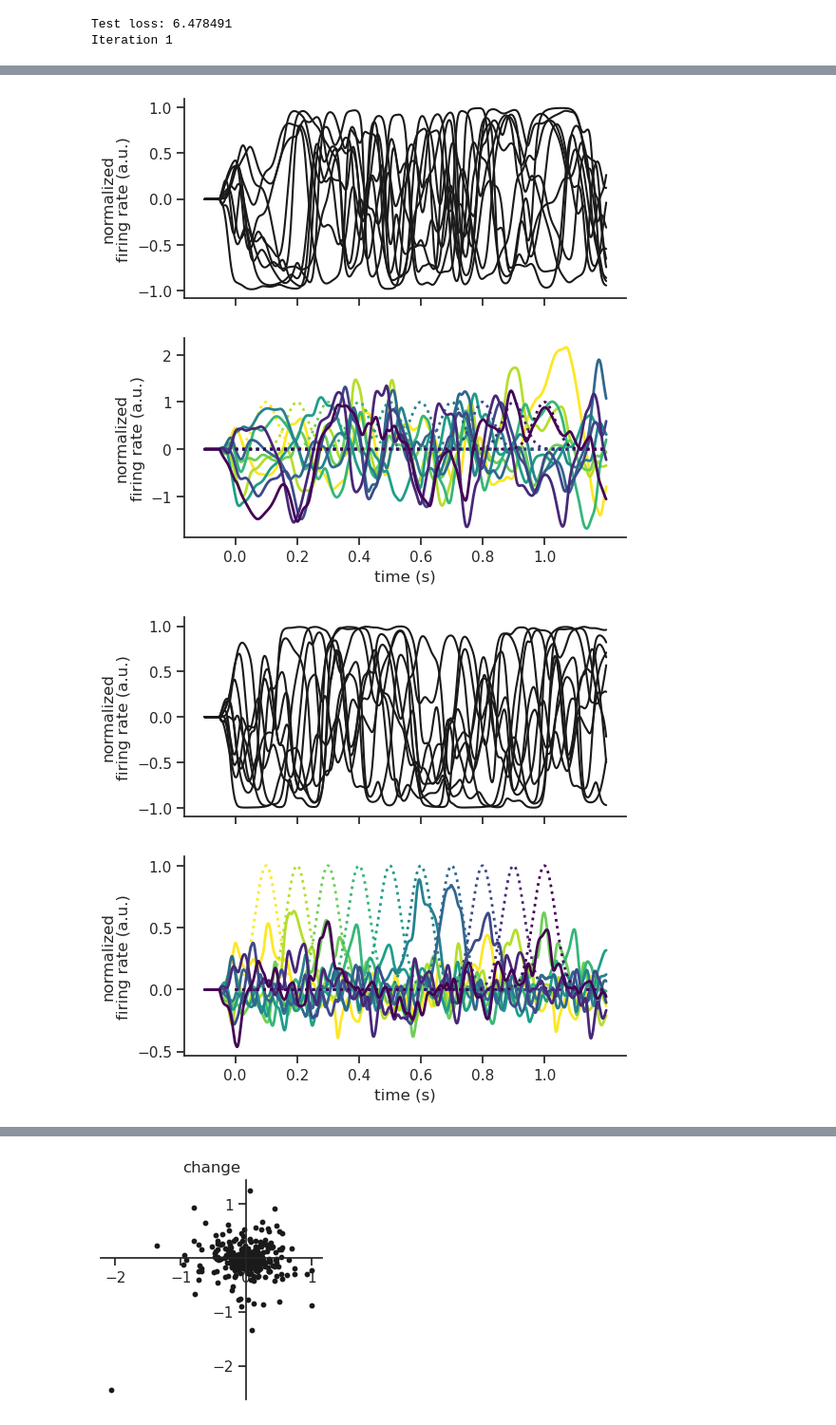
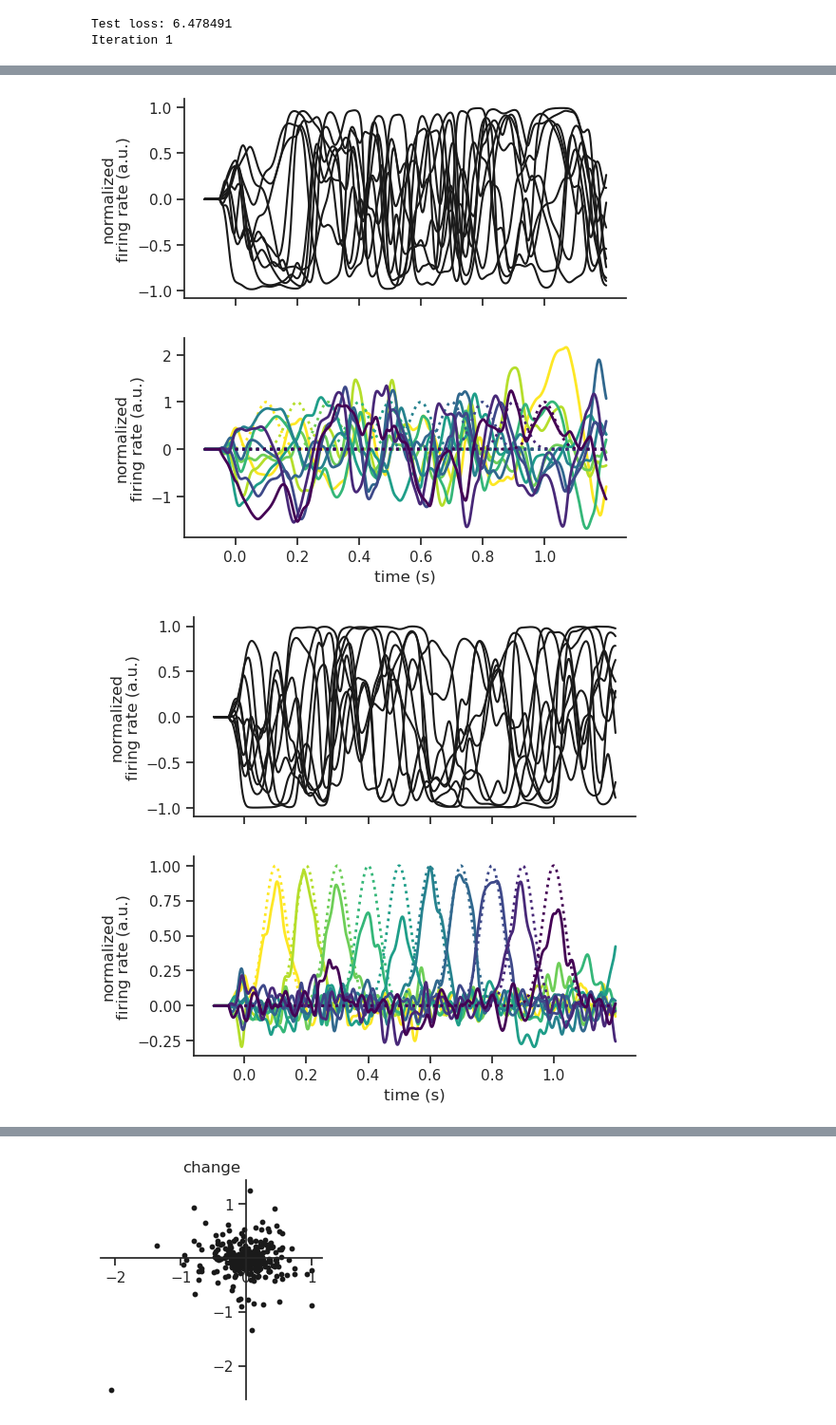
Before and after one commit to rythorpe/time_coding, a Jupyter notebook: aux_dev.ipynb, the cells around one changed output, grey strips where cells are left out. Shown at 95% size. Cells and saved outputs as stored; diff of their text form; code cells hidden in the pictures.

Commit message:
adjust learning rate and plotting in train_test_random_net()

```diff
--- a/aux_dev.ipynb
+++ b/aux_dev.ipynb
@@ -32,7 +32,7 @@ model.to(device)
 
 mse_fn = nn.MSELoss()
 loss_fn = lambda a, b: mse_fn(a, b) / b.mean()
-optimizer = torch.optim.SGD(model.parameters(), lr=1e-2)
+optimizer = torch.optim.SGD(model.parameters(), lr=5e-2)
 
 # set parameters
 # simulation parameters
@@ -94,7 +94,7 @@ weights_0 = model.gain * model.W_hh * model.presyn_scaling.detach() * p_rel
 #     _ = pre_train(inputs, times, model, h_0)
 
 # train model weights
-max_iter = 40
+max_iter = 600
 convergence_reached = False
 loss_per_iter = list()
 for iter_idx in range(max_iter):
@@ -110,7 +110,7 @@ for iter_idx in range(max_iter):
     loss_per_iter.append(loss)
     if len(loss_per_iter) >= 10:
         mean_diff = np.diff(loss_per_iter[-10:]).mean()
-        if np.abs(mean_diff) < 1e-5:
+        if np.abs(mean_diff) < 1e-4:
             convergence_reached = True
             break
 
@@ -157,3 +157,3 @@ Test loss: 0.430756
 tensor(0.0738)
 [figure]
-[figure, old version]
+[figure, new version]
```
Also changed, not shown: parts of 3 cells of this notebook, 1 other file.
